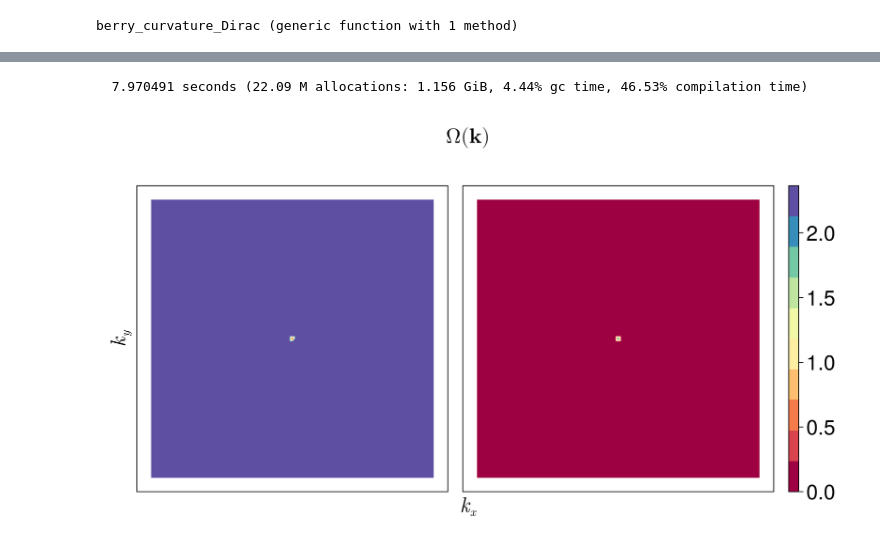
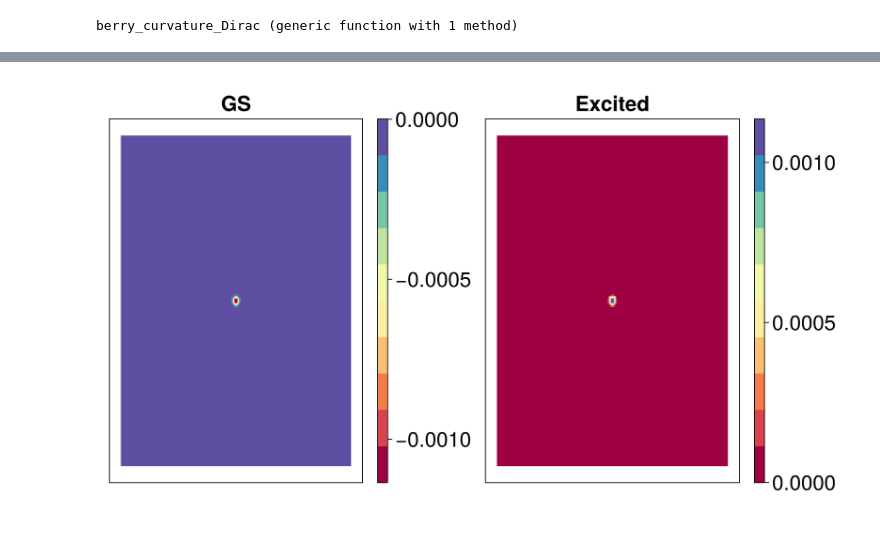
Before and after one commit to aviVadali/Summer2024, a Jupyter notebook: Dirac_fermions.ipynb, the cells around one changed output, grey strips where cells are left out. Cells and saved outputs as stored; diff of their text form; code cells hidden in the pictures.

```diff
--- a/Dirac_fermions.ipynb
+++ b/Dirac_fermions.ipynb
@@ -178,15 +201,19 @@ berry_curvature_Dirac (generic function with 1 method)
 # Get berry curvature for all bands
 @time begin
 flux_list = Array{Float64}(undef, 2, (pd - 1)^2)
-uc_flux_list = Array{Float64}(undef, 2, (pd - 1)^2)
-kx_avg_list = Array{Float64}(undef, 2, (pd - 1)^2)
-ky_avg_list = Array{Float64}(undef, 2, (pd - 1)^2)
+uc_flux_list = Array{Float64}(undef, 2, (pd)^2)
+akx = Array{Float64}(undef, 2, (pd)^2)
+aky = Array{Float64}(undef, 2, (pd)^2)
+new_grid = reshape(uc_k_grid, (pd^2, 2))
 for l in 1:2
-    temp_flux, akx, aky = berry_curvature_Dirac(uc_k_grid, pd, m, 1.5 - l)
-    uc_temp_flux, trash, trash = berry_curvature_Dirac(uc_k_grid, pd, m, 1.5 - l)
-    uc_flux_list[l, :] = uc_temp_flux
-    flux_list[l, :] = temp_flux
-    kx_avg_list[l, :] = akx
-    ky_avg_list[l, :] = aky
+    # temp_flux, avkx, avky = berry_curvature_Dirac(uc_k_grid, pd, m, 1.5 - l)
+    # uc_temp_flux, trash, trash = berry_curvature_Dirac(uc_k_grid, pd, m, 1.5 - l)
+    # uc_flux_list[l, :] = uc_temp_flux
+    # flux_list[l, :] = temp_flux
+    # akx[l, :] = avkx
+    # aky[l, :] = avky
+    uc_flux_list[l, :] = berry_curvature_2(new_grid, pd, m, 1.5 - l)
+    akx[l, :] = new_grid[:, 1]
+    aky[l, :] = new_grid[:, 2]
     end
 end
@@ -207,22 +231,21 @@ chern_numbers = [0.9999999999999999, -1.0000000000000002]
 # %%
 @time begin
 fig = Figure(size=(900, 500), fontsize=25)
 
-ax = Axis(fig[1, 1])
+ax = Axis(fig[1, 1], title = "GS")
 hidedecorations!(ax)
-tricontourf!(ax, kx_avg_list[2, :], ky_avg_list[2, :], flux_list[2, :], colormap = :Spectral)
+tricontourf!(ax, akx[1, :], aky[1, :], uc_flux_list[1, :], colormap = :Spectral)
+X, ax1, tr1 = tricontourf(akx[1, :], aky[1, :], uc_flux_list[1, :], colormap = :Spectral)
+cb1 = Colorbar(fig[1, 2], tr1)
 
-ax = Axis(fig[1, 2])
+ax = Axis(fig[1, 3], title = "Excited")
 hidedecorations!(ax)
-tricontourf!(ax, kx_avg_list[1, :], ky_avg_list[1, :], flux_list[1, :], colormap = :Spectral)
+tricontourf!(ax, akx[2, :], aky[2, :], uc_flux_list[2, :], colormap = :Spectral)
+X, ax2, tr2 = tricontourf(akx[2, :], aky[2 ,:], uc_flux_list[2, :], colormap = :Spectral)
+cb1 = Colorbar(fig[1, 4], tr2)
 
-X, ax, tr = tricontourf(kx_avg_list[1, :], ky_avg_list[1, :], flux_list[1, :], colormap = :Spectral)
-cb = Colorbar(fig[1, 3], tr)
-ax = Axis(fig[:, :], xlabel = L"k_x", ylabel = L"k_y", title = L"\Omega (\textbf{k})", titlegap = 45)
-hidedecorations!(ax, label = false)
-hidespines!(ax)
+
 fig
 end
 # %% [output]
-  7.970491 seconds (22.09 M allocations: 1.156 GiB, 4.44% gc time, 46.53% compilation time)
-[figure, old version]
+[figure, new version]
```
Also changed, not shown: parts of 6 cells of this notebook, 26 other files.
